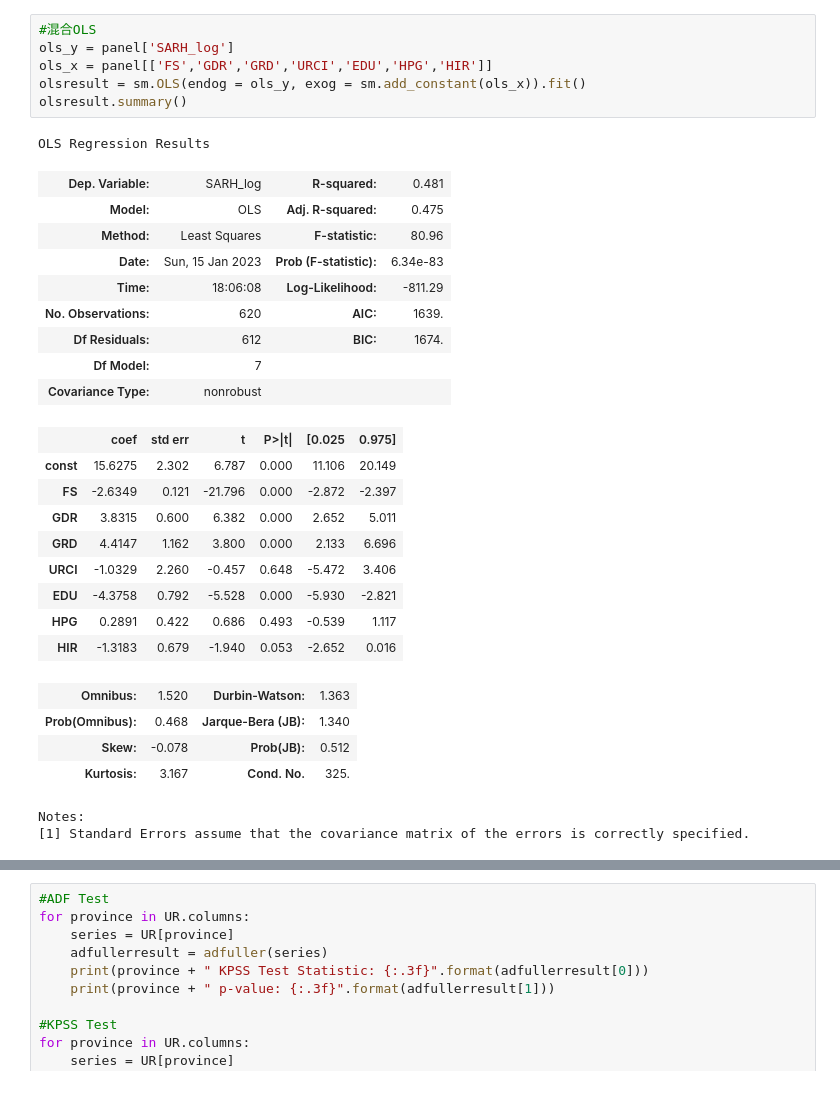
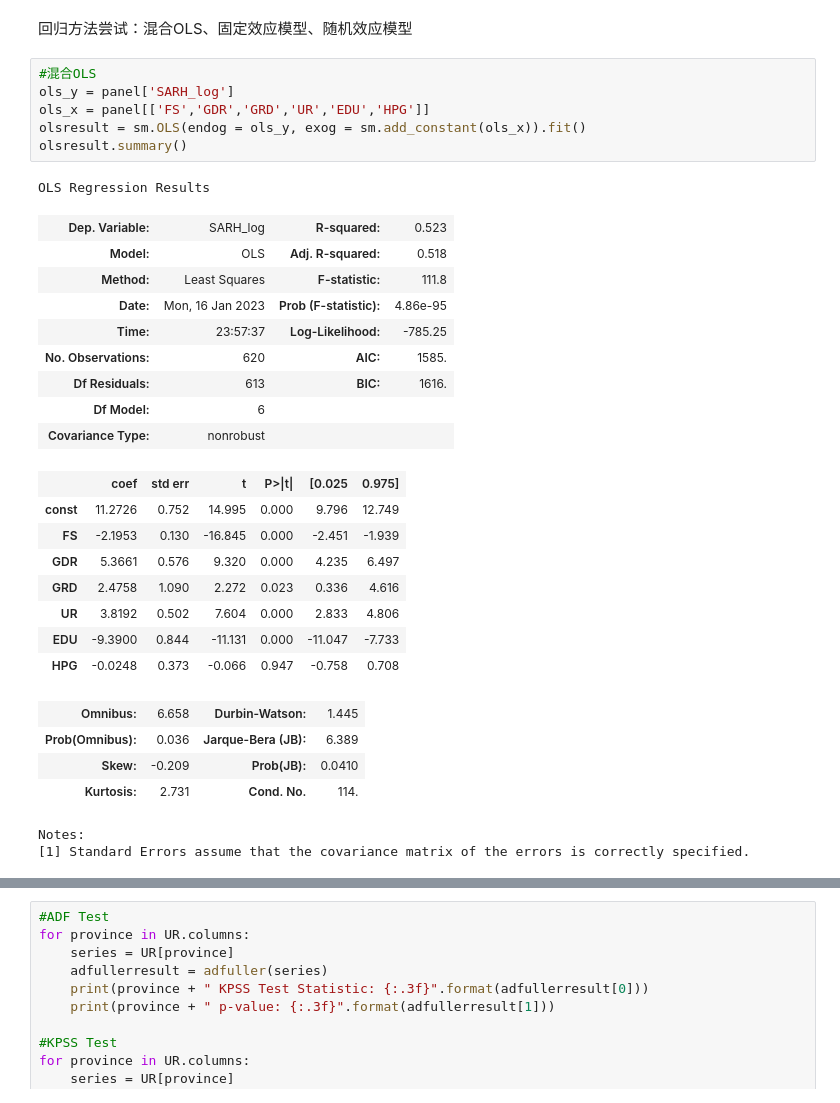
Before and after one commit to XianlaiYin/CASA0007, a Jupyter notebook: Individual/province.ipynb, the cells around one changed output, grey strips where cells are left out. Cells and saved outputs as stored; diff of their text form.

```diff
--- a/Individual/province.ipynb
+++ b/Individual/province.ipynb
@@ -131,32 +171,33 @@ print(vifresult)
+# %% [markdown]
+回归方法尝试：混合OLS、固定效应模型、随机效应模型
 # %%
 #混合OLS
 ols_y = panel['SARH_log']
-ols_x = panel[['FS','GDR','GRD','URCI','EDU','HPG','HIR']]
+ols_x = panel[['FS','GDR','GRD','UR','EDU','HPG']]
 olsresult = sm.OLS(endog = ols_y, exog = sm.add_constant(ols_x)).fit()
 olsresult.summary()
 # %% [output]
 OLS Regression Results
-| Dep. Variable: | SARH_log | R-squared: | 0.481 |
-| Model: | OLS | Adj. R-squared: | 0.475 |
-| Method: | Least Squares | F-statistic: | 80.96 |
-| Date: | Sun, 15 Jan 2023 | Prob (F-statistic): | 6.34e-83 |
-| Time: | 18:06:08 | Log-Likelihood: | -811.29 |
-| No. Observations: | 620 | AIC: | 1639. |
-| Df Residuals: | 612 | BIC: | 1674. |
-| Df Model: | 7 |  |  |
+| Dep. Variable: | SARH_log | R-squared: | 0.523 |
+| Model: | OLS | Adj. R-squared: | 0.518 |
+| Method: | Least Squares | F-statistic: | 111.8 |
+| Date: | Mon, 16 Jan 2023 | Prob (F-statistic): | 4.86e-95 |
+| Time: | 23:57:37 | Log-Likelihood: | -785.25 |
+| No. Observations: | 620 | AIC: | 1585. |
+| Df Residuals: | 613 | BIC: | 1616. |
+| Df Model: | 6 |  |  |
 | Covariance Type: | nonrobust |  |  |
 |  | coef | std err | t | P>|t| | [0.025 | 0.975] |
-| const | 15.6275 | 2.302 | 6.787 | 0.000 | 11.106 | 20.149 |
-| FS | -2.6349 | 0.121 | -21.796 | 0.000 | -2.872 | -2.397 |
-| GDR | 3.8315 | 0.600 | 6.382 | 0.000 | 2.652 | 5.011 |
-| GRD | 4.4147 | 1.162 | 3.800 | 0.000 | 2.133 | 6.696 |
-| URCI | -1.0329 | 2.260 | -0.457 | 0.648 | -5.472 | 3.406 |
-| EDU | -4.3758 | 0.792 | -5.528 | 0.000 | -5.930 | -2.821 |
-| HPG | 0.2891 | 0.422 | 0.686 | 0.493 | -0.539 | 1.117 |
-| HIR | -1.3183 | 0.679 | -1.940 | 0.053 | -2.652 | 0.016 |
+| const | 11.2726 | 0.752 | 14.995 | 0.000 | 9.796 | 12.749 |
+| FS | -2.1953 | 0.130 | -16.845 | 0.000 | -2.451 | -1.939 |
+| GDR | 5.3661 | 0.576 | 9.320 | 0.000 | 4.235 | 6.497 |
+| GRD | 2.4758 | 1.090 | 2.272 | 0.023 | 0.336 | 4.616 |
+| UR | 3.8192 | 0.502 | 7.604 | 0.000 | 2.833 | 4.806 |
+| EDU | -9.3900 | 0.844 | -11.131 | 0.000 | -11.047 | -7.733 |
+| HPG | -0.0248 | 0.373 | -0.066 | 0.947 | -0.758 | 0.708 |
-| Omnibus: | 1.520 | Durbin-Watson: | 1.363 |
-| Prob(Omnibus): | 0.468 | Jarque-Bera (JB): | 1.340 |
-| Skew: | -0.078 | Prob(JB): | 0.512 |
-| Kurtosis: | 3.167 | Cond. No. | 325. |
+| Omnibus: | 6.658 | Durbin-Watson: | 1.445 |
+| Prob(Omnibus): | 0.036 | Jarque-Bera (JB): | 6.389 |
+| Skew: | -0.209 | Prob(JB): | 0.0410 |
+| Kurtosis: | 2.731 | Cond. No. | 114. |
 Notes:
 [1] Standard Errors assume that the covariance matrix of the errors is correctly specified.
```
Also changed, not shown: parts of 38 cells of this notebook.
